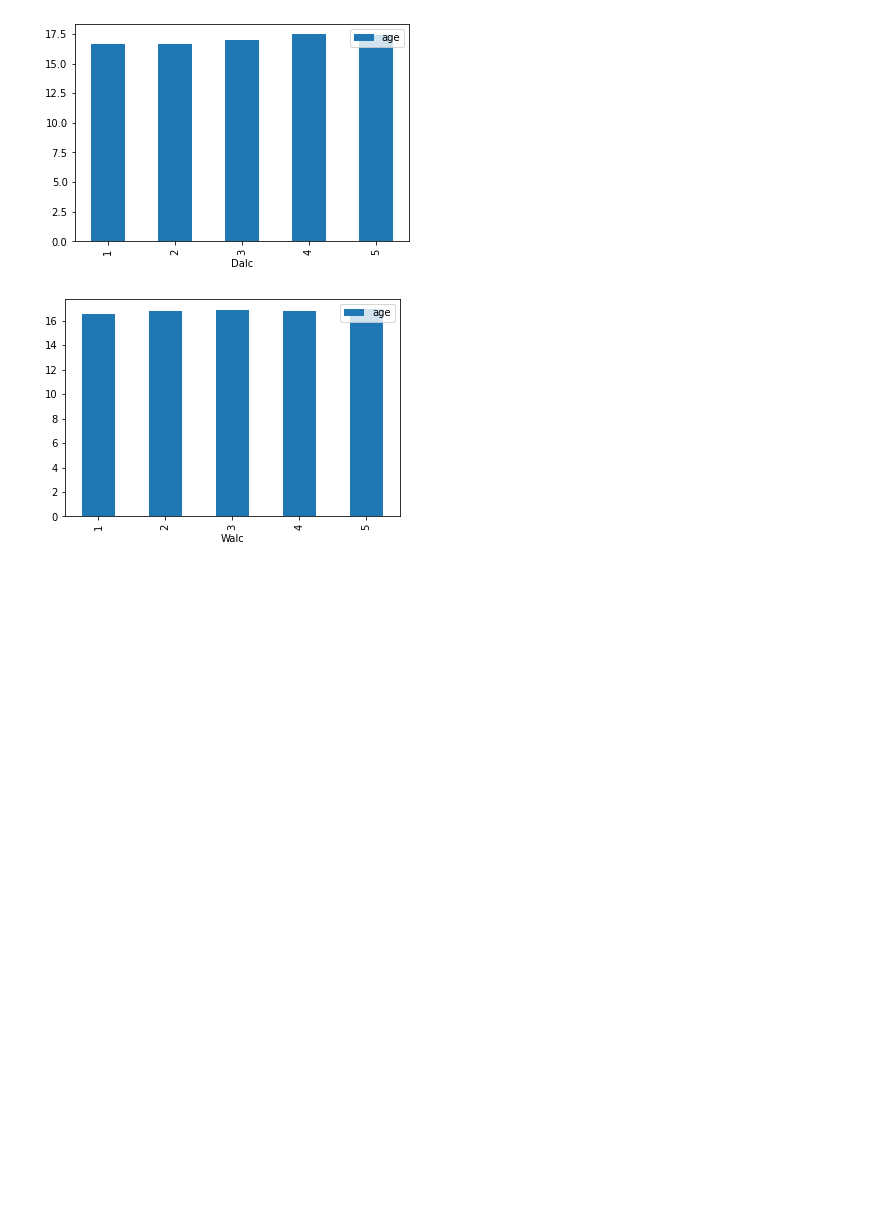
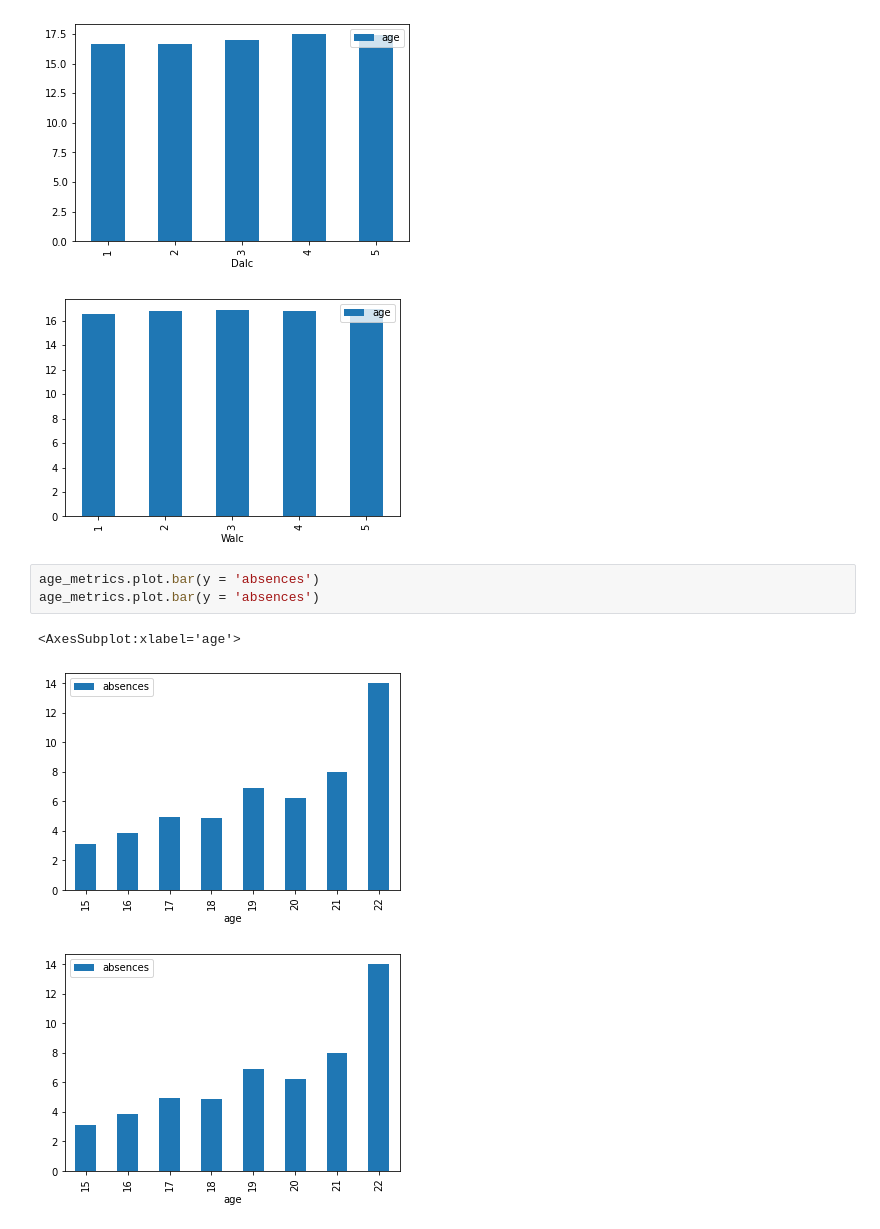
Before and after one commit to luketheshack/ND-Data-Science-Comptetition---Alcoholytics, a Jupyter notebook: main.ipynb, the cells around one changed output. Cells and saved outputs as stored; diff of their text form; blank space fills up the shorter version.

```diff
--- a/main.ipynb
+++ b/main.ipynb
@@ -56,3 +70,10 @@ walc_metrics.plot.bar(y = 'age')
 <AxesSubplot:xlabel='Walc'>
 [figure]
 [figure]
+# %%
+age_metrics.plot.bar(y = 'absences')
+age_metrics.plot.bar(y = 'absences')
+# %% [output]
+<AxesSubplot:xlabel='age'>
+[figure, added]
+[figure, added]
```
Also changed, not shown: parts of 5 cells of this notebook.
